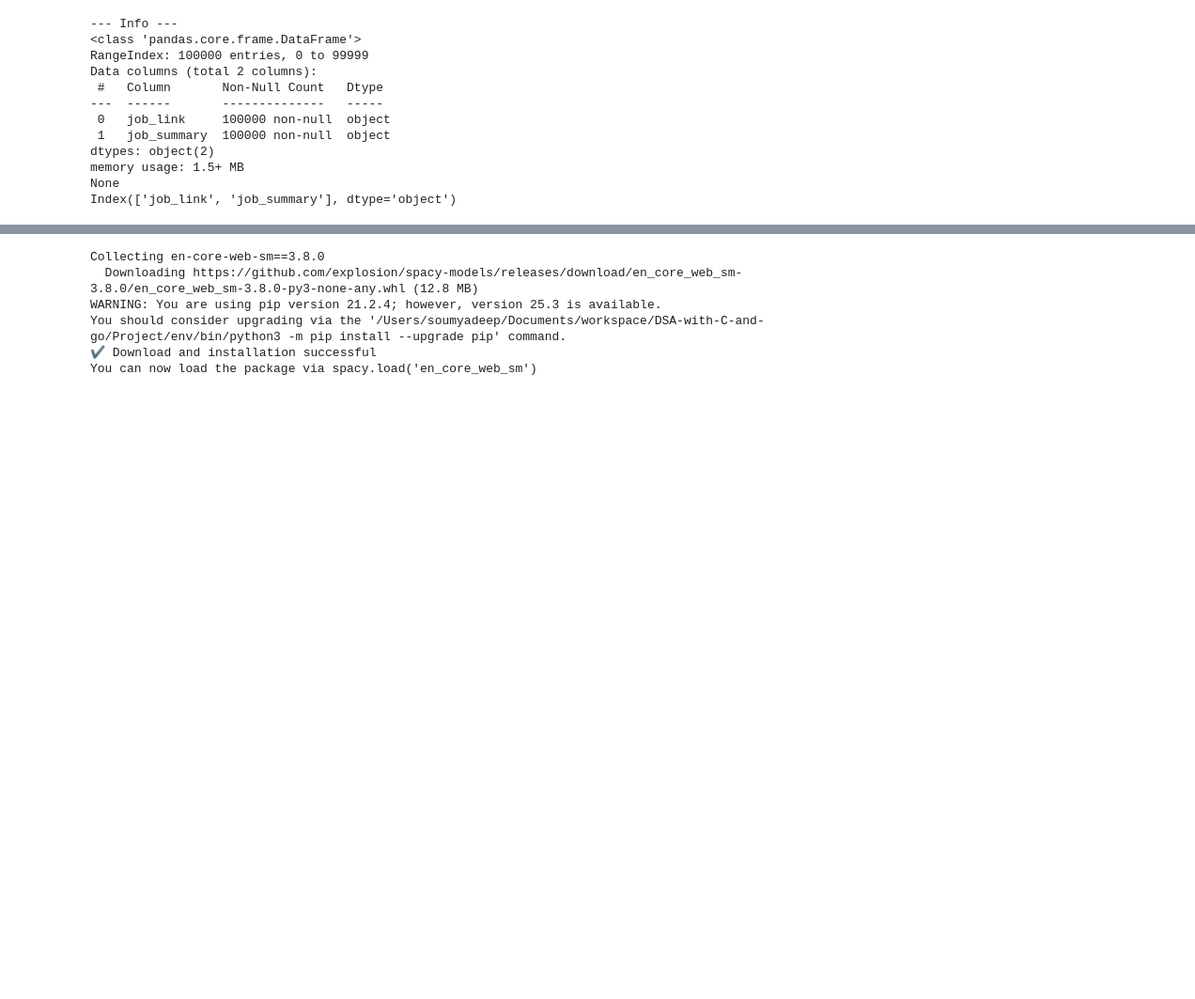
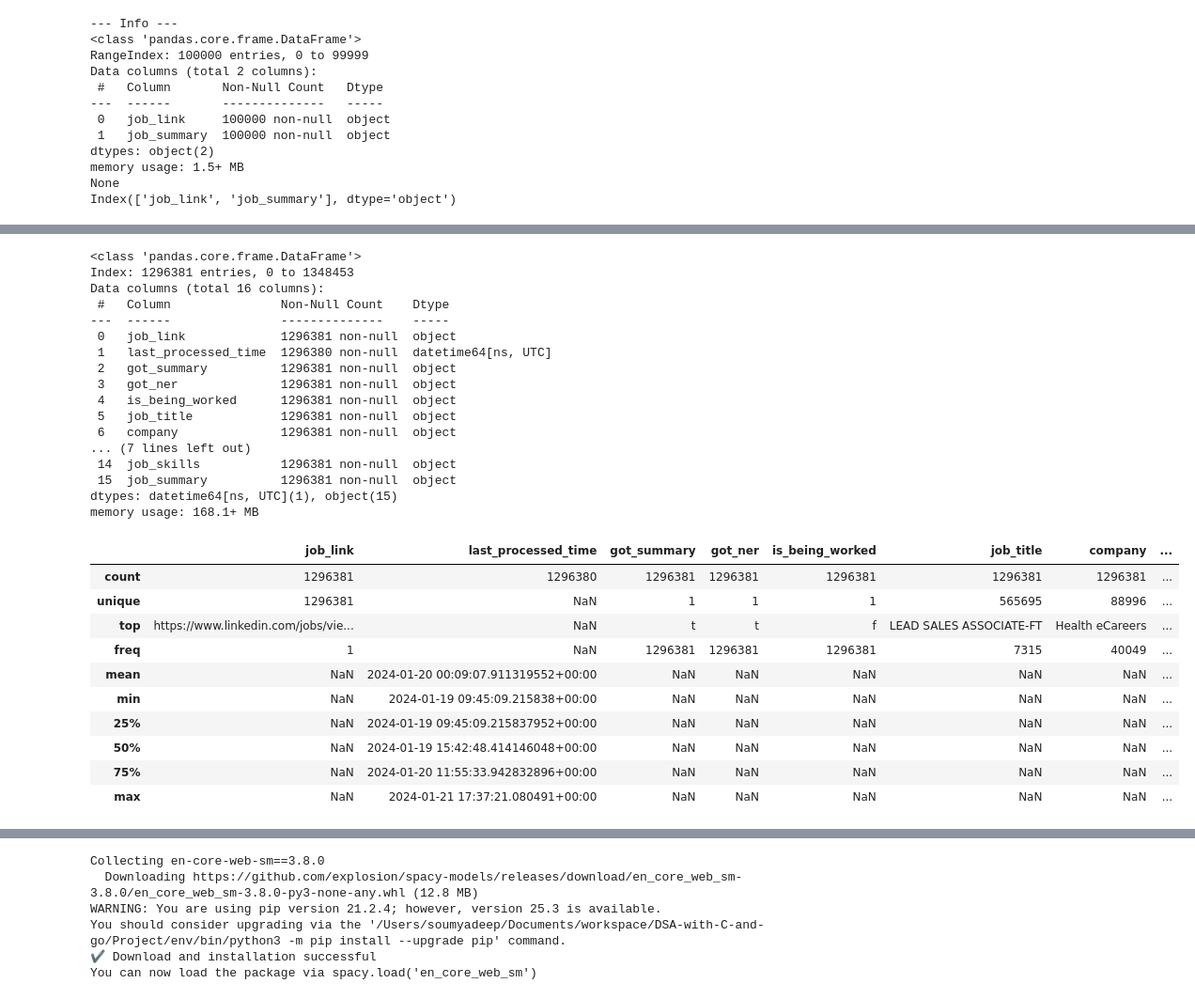
Before and after one commit to soumyadeep28/job-analysis-project, a Jupyter notebook: analysis.ipynb, the cells around one changed output, grey strips where cells are left out. Shown at 94% size. Drawn from its saved outputs; the diff is of its cells as text; code cells hidden in the pictures; blank space fills up the shorter version.

```diff
--- a/analysis.ipynb
+++ b/analysis.ipynb
@@ -205,0 +417,33 @@ Index(['job_link', 'job_summary'], dtype='object')
+# %%
+merged_df.head(10)
+merged_df.info()
+merged_df.describe()
+# %% [output]
+<class 'pandas.core.frame.DataFrame'>
+Index: 1296381 entries, 0 to 1348453
+Data columns (total 16 columns):
+ #   Column               Non-Null Count    Dtype
+---  ------               --------------    -----
+ 0   job_link             1296381 non-null  object
+ 1   last_processed_time  1296380 non-null  datetime64[ns, UTC]
+ 2   got_summary          1296381 non-null  object
+ 3   got_ner              1296381 non-null  object
+ 4   is_being_worked      1296381 non-null  object
+ 5   job_title            1296381 non-null  object
+ 6   company              1296381 non-null  object
+... (7 lines left out)
+ 14  job_skills           1296381 non-null  object
+ 15  job_summary          1296381 non-null  object
+dtypes: datetime64[ns, UTC](1), object(15)
+memory usage: 168.1+ MB
+|  | job_link | last_processed_time | got_summary | got_ner | is_being_worked | job_title | company | ... |
+| count | 1296381 | 1296380 | 1296381 | 1296381 | 1296381 | 1296381 | 1296381 | ... |
+| unique | 1296381 | NaN | 1 | 1 | 1 | 565695 | 88996 | ... |
+| top | https://www.linkedin.com/jobs/vie... | NaN | t | t | f | LEAD SALES ASSOCIATE-FT | Health eCareers | ... |
+| freq | 1 | NaN | 1296381 | 1296381 | 1296381 | 7315 | 40049 | ... |
+| mean | NaN | 2024-01-20 00:09:07.911319552+00:00 | NaN | NaN | NaN | NaN | NaN | ... |
+| min | NaN | 2024-01-19 09:45:09.215838+00:00 | NaN | NaN | NaN | NaN | NaN | ... |
+| 25% | NaN | 2024-01-19 09:45:09.215837952+00:00 | NaN | NaN | NaN | NaN | NaN | ... |
+| 50% | NaN | 2024-01-19 15:42:48.414146048+00:00 | NaN | NaN | NaN | NaN | NaN | ... |
+| 75% | NaN | 2024-01-20 11:55:33.942832896+00:00 | NaN | NaN | NaN | NaN | NaN | ... |
+| max | NaN | 2024-01-21 17:37:21.080491+00:00 | NaN | NaN | NaN | NaN | NaN | ... |
```
Also changed, not shown: parts of 10 cells of this notebook, 1 other file.
